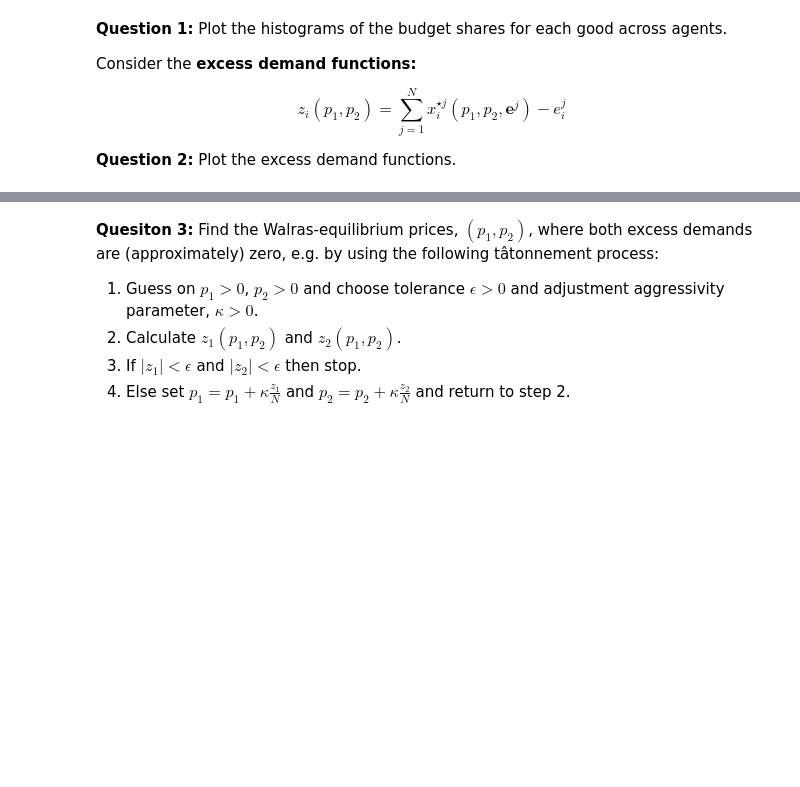
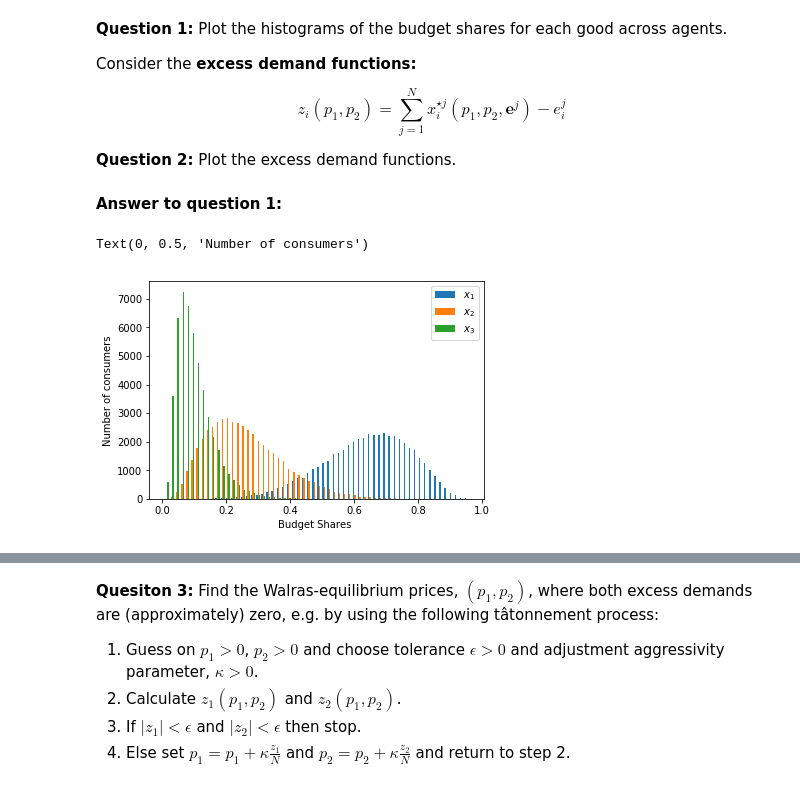
Before and after one commit to KristinaMariaSoerensen/projects-2019-chx, a Jupyter notebook: examproject/exam_2019.ipynb, the cells around one changed output, grey strips where cells are left out. Cells and saved outputs as stored; diff of their text form; code cells hidden in the pictures; blank space fills up the shorter version.

```diff
--- a/examproject/exam_2019.ipynb
+++ b/examproject/exam_2019.ipynb
@@ -578,3 +538,13 @@ Consider the **excess demand functions:**
 $$ z_i(p_1,p_2) = \sum_{j=1}^N x_{i}^{\star j}(p_{1},p_{2},\boldsymbol{e}^{j}) - e_i^j$$
 
 **Question 2:** Plot the excess demand functions.
+# %% [markdown]
+**Answer to question 1:**
+# %%
+plt.hist(betas,bins=60,label = ['$x_1$', '$x_2$', '$x_3$'])
+plt.legend()
+plt.xlabel('Budget Shares ')
+plt.ylabel('Number of consumers')
+# %% [output]
+Text(0, 0.5, 'Number of consumers')
+[figure, added]
```
Also changed, not shown: parts of 12 cells of this notebook, 1 other file.
